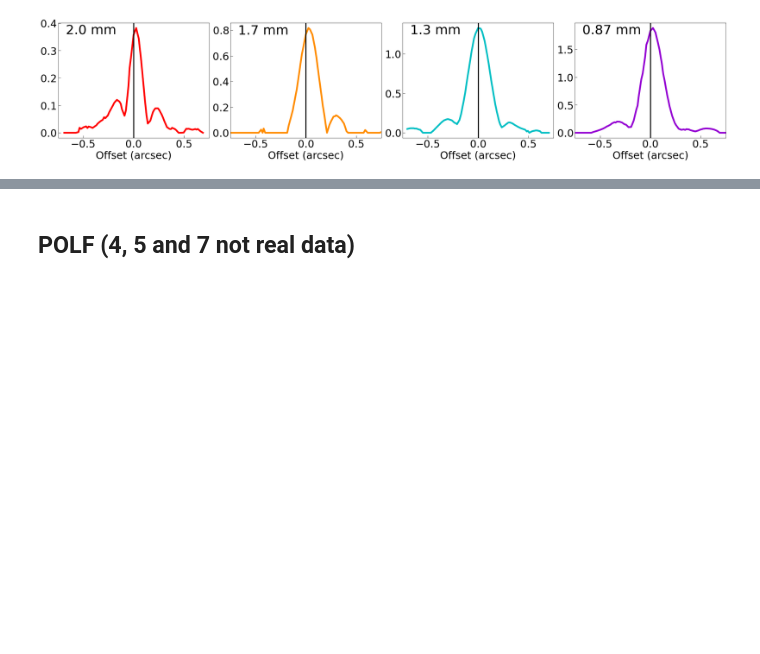
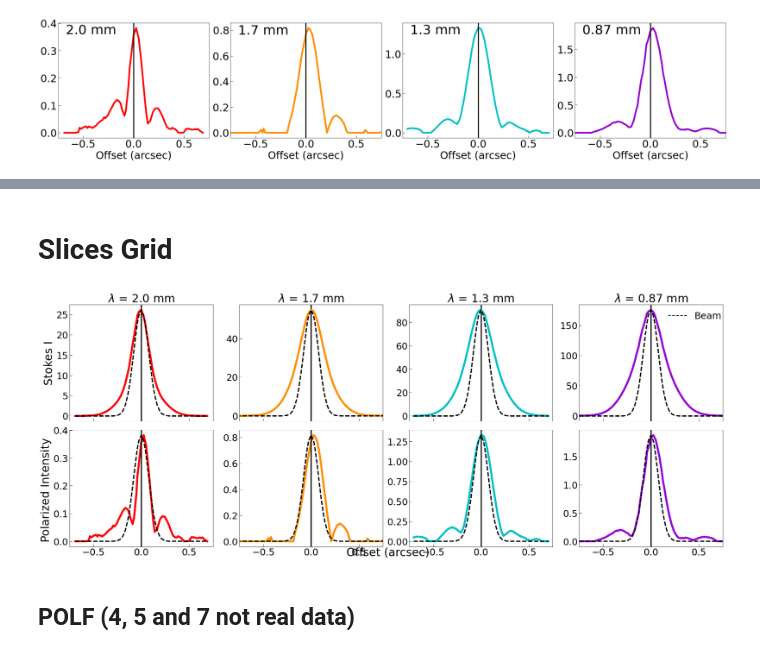
Before and after one commit to audreyburggraf/MastersThesis, a Jupyter notebook: PLOTTING C29 989/MULTI_WAVELENGTH_SLICES.ipynb, the cells around one changed output, grey strips where cells are left out. Saved outputs shown, nothing was run; the diff lists cells and outputs as text; code cells hidden in the pictures; blank space fills up the shorter version.

```diff
--- a/PLOTTING C29 989/MULTI_WAVELENGTH_SLICES.ipynb
+++ b/PLOTTING C29 989/MULTI_WAVELENGTH_SLICES.ipynb
@@ -673,0 +694,2 @@ plt.savefig(slideshow_image_folder_path + '/SLICES/'+ "MW_slices_POLI.png",
+# %% [markdown]
+# Slices Grid
@@ -674,3 +857,47 @@ plt.savefig(slideshow_image_folder_path + '/SLICES/'+ "MW_slices_POLI.png",
+# %%
+fig, axes = plot_slices_by_band_grid(
+    StokesI_data,
+    POLI_data,
+    'POLI (mJy/beam)',
+    bands,
+    df_beam,
+   # labels = 'wavelength',
+    plot_major=False,
+    plot_minor=True,
+    cb=False,
+    add_beam = True,
+    titles = 'wavelength'
+)
+
+
+
+legend_handles = [
+    Line2D([0], [0], color='k', ls='--', lw=2, label='Beam')
+]
+
+fig.legend(handles=legend_handles,
+           loc='upper right',
+           bbox_to_anchor=(1.005, 0.95),
+           frameon=False,
+           fontsize = 25)
+
+
+plt.savefig(writeup_image_folder_path + '/Slices/'+ "MW_slices_GRID.pdf",
+            dpi=300,
+            bbox_inches='tight')
+
+fs = 30
+axes[0, 0].set_ylabel('Stokes I', fontsize = fs)
+axes[1, 0].set_ylabel('Polarized Intensity ', fontsize = fs)
+
+fig.supxlabel('Offset (arcsec)', fontsize=fs)
+
+plt.savefig(slideshow_image_folder_path + '/SLICES/'+ "MW_slices_GRID.png",
+            dpi=500,
+            facecolor='white',
+            bbox_inches='tight')
+# %% [output]
+[figure, added]
 # %% [markdown]
 ## POLF (4, 5 and 7 not real data)
 # %%
```
Also changed, not shown: parts of 2 cells of this notebook, 7 other files.
